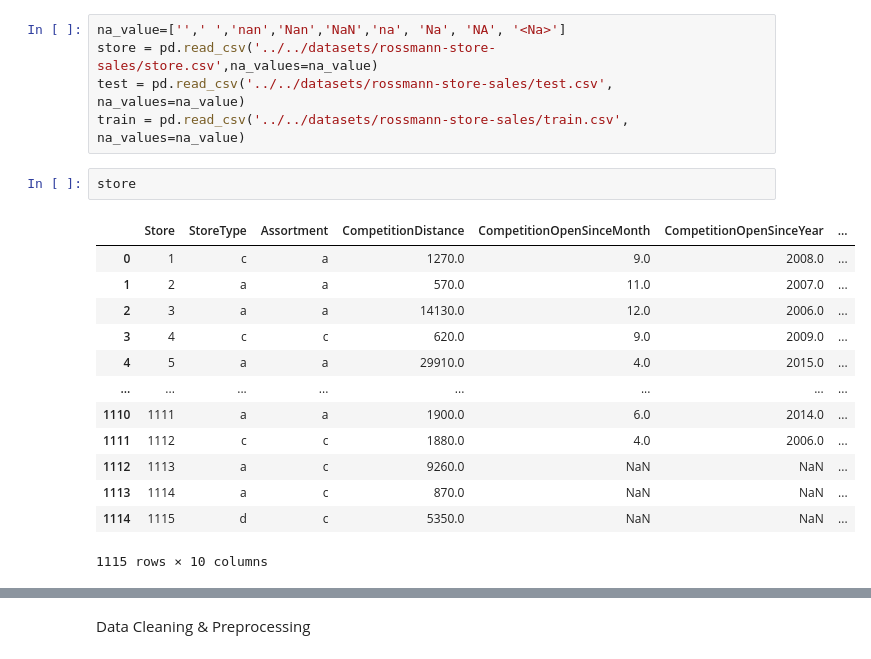
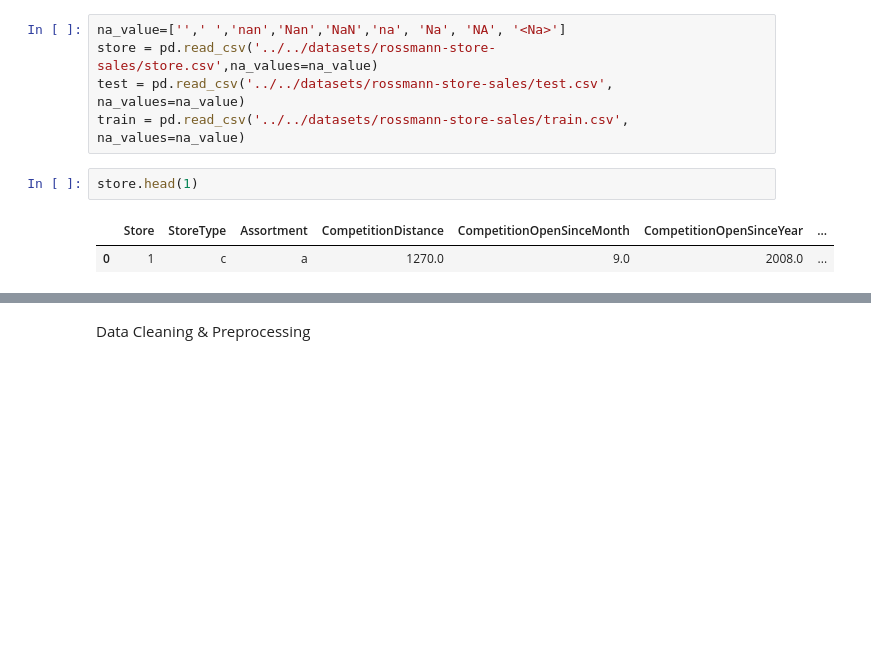
Before and after one commit to Patrick5455/Pharma-ML, a Jupyter notebook: analysis/interactive/Prediction.ipynb, the cells around one changed output, grey strips where cells are left out. Saved outputs shown, nothing was run; the diff lists cells and outputs as text; blank space fills up the shorter version.

```diff
--- a/analysis/interactive/Prediction.ipynb
+++ b/analysis/interactive/Prediction.ipynb
@@ -30,19 +29,8 @@ store = pd.read_csv('../../datasets/rossmann-store-sales/store.csv',na_values=na
 test = pd.read_csv('../../datasets/rossmann-store-sales/test.csv', na_values=na_value)
 train = pd.read_csv('../../datasets/rossmann-store-sales/train.csv', na_values=na_value)
 # %%
-store
+store.head(1)
 # %% [output]
 |  | Store | StoreType | Assortment | CompetitionDistance | CompetitionOpenSinceMonth | CompetitionOpenSinceYear | ... |
 | 0 | 1 | c | a | 1270.0 | 9.0 | 2008.0 | ... |
-| 1 | 2 | a | a | 570.0 | 11.0 | 2007.0 | ... |
-| 2 | 3 | a | a | 14130.0 | 12.0 | 2006.0 | ... |
-| 3 | 4 | c | c | 620.0 | 9.0 | 2009.0 | ... |
-| 4 | 5 | a | a | 29910.0 | 4.0 | 2015.0 | ... |
-| ... | ... | ... | ... | ... | ... | ... | ... |
-| 1110 | 1111 | a | a | 1900.0 | 6.0 | 2014.0 | ... |
-| 1111 | 1112 | c | c | 1880.0 | 4.0 | 2006.0 | ... |
-| 1112 | 1113 | a | c | 9260.0 | NaN | NaN | ... |
-| 1113 | 1114 | a | c | 870.0 | NaN | NaN | ... |
-| 1114 | 1115 | d | c | 5350.0 | NaN | NaN | ... |
-1115 rows × 10 columns
 # %%
```
Also changed, not shown: parts of 38 cells of this notebook, 3 other files.
